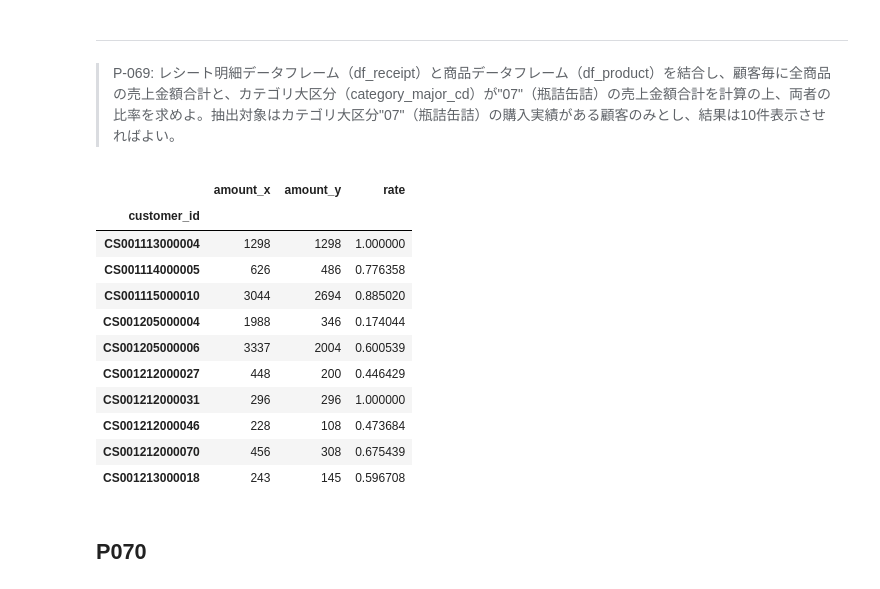
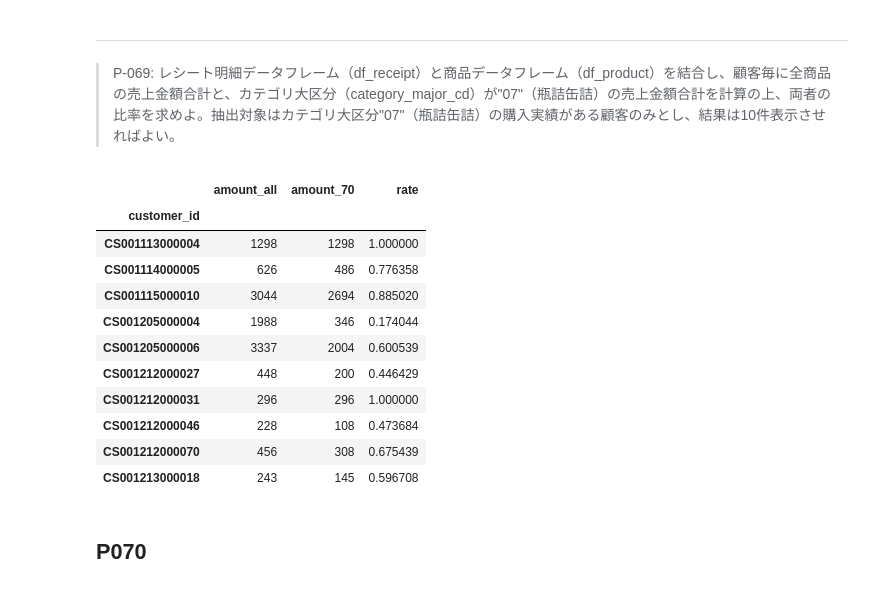
Before and after one commit to okusama27/koan, a Jupyter notebook: 100knock/submit/kame-chan/100_knock_Python(kame-chan).ipynb, the cells around one changed output. Saved outputs shown, nothing was run; the diff lists cells and outputs as text; code cells hidden in the pictures.

```diff
--- a/100knock/submit/kame-chan/100_knock_Python(kame-chan).ipynb
+++ b/100knock/submit/kame-chan/100_knock_Python(kame-chan).ipynb
@@ -1832,13 +1832,14 @@ df68.head(10)
 # %%
 df69 = pd.merge(df_receipt, df_product)
 df69_customer = df69.groupby("customer_id")["amount"].sum()
 df69_07 = df69[df69["category_major_cd"] == 7]
 df69_07_customer = df69_07.groupby("customer_id")["amount"].sum()
-df69_ans = pd.merge(df69_customer, df69_07_customer, on="customer_id")
-df69_ans["rate"] = df69_ans["amount_y"]/df69_ans["amount_x"]
+df69_ans = pd.merge(df69_customer, df69_07_customer, how="inner", on="customer_id")
+df69_ans = df69_ans.rename(columns={"amount_x": "amount_all", "amount_y": "amount_70"})
+df69_ans["rate"] = df69_ans["amount_70"]/df69_ans["amount_all"]
 df69_ans.head(10)
 # %% [output]
-|  | amount_x | amount_y | rate |
+|  | amount_all | amount_70 | rate |
 | customer_id |  |  |  |
 | CS001113000004 | 1298 | 1298 | 1.000000 |
 | CS001114000005 | 626 | 486 | 0.776358 |
```
Also changed, not shown: parts of 7 cells of this notebook.
